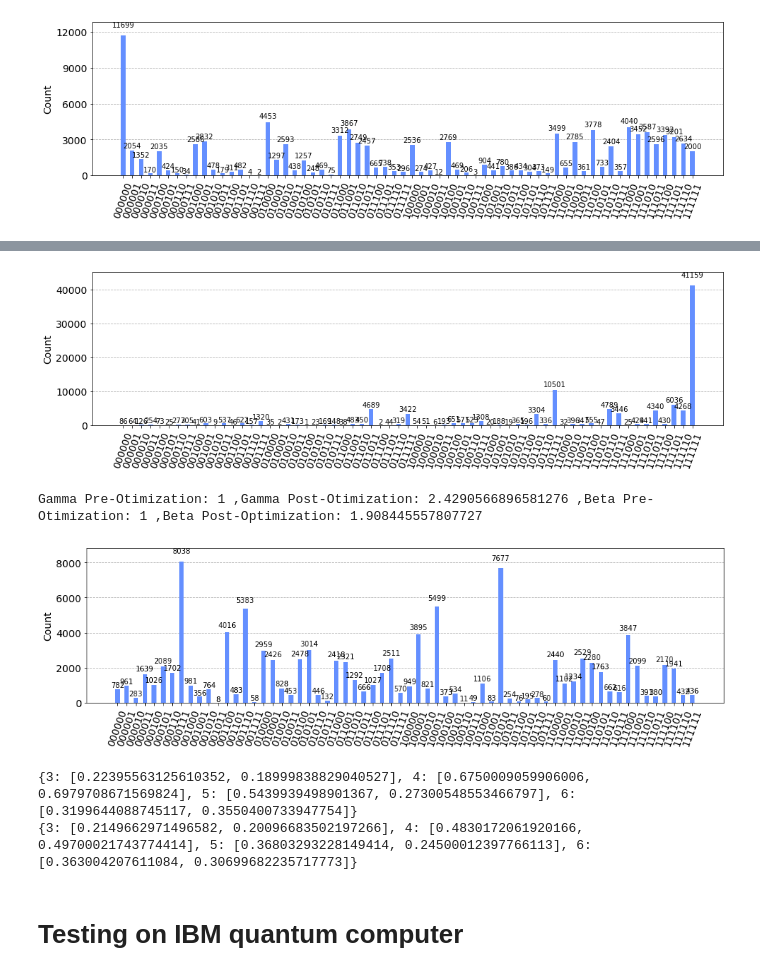
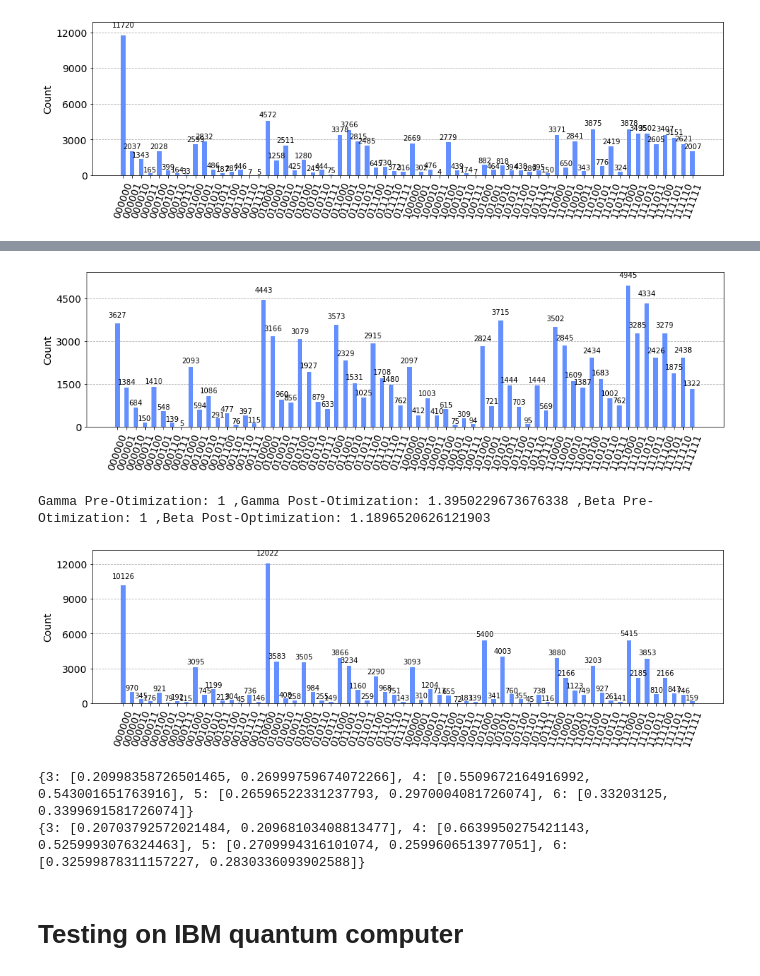
Before and after one commit to themehtaphysical/qaoa, a Jupyter notebook: QAOA Vertex Cover.ipynb, the cells around one changed output, grey strips where cells are left out. Cells and saved outputs as stored; diff of their text form; code cells hidden in the pictures.

```diff
--- a/QAOA Vertex Cover.ipynb
+++ b/QAOA Vertex Cover.ipynb
@@ -846,7 +847,7 @@ gamma=1
 beta=1
 theta = [gamma, beta]
 
-qc=QAOA_Vertex_Cover_ry(g3.getEdges(),gamma,beta)
+qc=QAOA_Vertex_Cover_had(g3.getEdges(),gamma,beta)
 
 circ = transpile(qc, backend)
 
@@ -860,18 +861,18 @@ plot_histogram(counts, figsize=(16,4))
 gamma=1
 beta=1
 theta = [gamma, beta]
-expectation = get_expectation_ry(g3, backend)
+expectation = get_expectation_had(g3, backend)
 
 res = minimize(expectation, theta, method='COBYLA')
 print("Gamma Pre-Otimization:", gamma, ",Gamma Post-Otimization:", res.x[0], ",Beta Pre-Otimization:", beta, ",Beta Post-Optimization:", res.x[1])
 
-qc=QAOA_Vertex_Cover_ry(g3.getEdges(),res.x[0],res.x[1])
+qc=QAOA_Vertex_Cover_had(g3.getEdges(),res.x[0],res.x[1])
 
 circ = transpile(qc, backend)
 
 # Run and get counts
 res = backend.run(circ,shots=100000).result()
-times["ry"][4].append(res.time_taken)
+times["had"][4].append(res.time_taken)
 counts = res.get_counts()
 plot_histogram(counts, figsize=(16,4))
 # %% [output]
@@ -883,7 +883,7 @@ gamma=0
 beta=0
 theta = [gamma, beta]
 
-qc=QAOA_Vertex_Cover_ry(connections,gamma,beta)
+qc=QAOA_Vertex_Cover_had(connections,gamma,beta)
 
 circ = transpile(qc, backend)
 
@@ -895,20 +895,20 @@ plot_histogram(counts, figsize=(16,4))
 # %%
 # 5 qubits
-gamma=0
-beta=0
+gamma=5
+beta=2
 theta = [gamma, beta]
-expectation = get_expectation_ry(g, backend)
+expectation = get_expectation_had(g, backend)
 
 res = minimize(expectation, theta, method='COBYLA')
 print("Gamma Pre-Otimization:", gamma, ",Gamma Post-Otimization:", res.x[0], ",Beta Pre-Otimization:", beta, ",Beta Post-Optimization:", res.x[1])
 
-qc=QAOA_Vertex_Cover_ry(connections,res.x[0],res.x[1])
+qc=QAOA_Vertex_Cover_had(connections,res.x[0],res.x[1])
 
 circ = transpile(qc, backend)
 
 # Run and get counts
 res = backend.run(circ,shots=100000).result()
-times["ry"][5].append(res.time_taken)
+times["had"][5].append(res.time_taken)
 counts = res.get_counts()
 plot_histogram(counts, figsize=(16,4))
 # %% [output]
@@ -917,46 +916,46 @@ Gamma Pre-Otimization: 0 ,Gamma Post-Otimization: 0.9962654851125323 ,Beta Pre-O
 # %%
 # 6 qubit
 gamma=1
 beta=1
 theta = [gamma, beta]
 
-qc=QAOA_Vertex_Cover_ry(g4.getEdges(),gamma,beta)
+qc=QAOA_Vertex_Cover_had(g4.getEdges(),gamma,beta)
 
 circ = transpile(qc, backend)
 
 # Run and get counts
 counts = backend.run(circ,shots=100000).result().get_counts()
 plot_histogram(counts, figsize=(16,4))
 # %% [output]
-[figure, old version]
+[figure, new version]
 # %%
 # 6 qubit
 gamma=1
 beta=1
 theta = [gamma, beta]
-expectation = get_expectation_ry(g4, backend)
+expectation = get_expectation_had(g4, backend)
 
 res = minimize(expectation, theta, method='COBYLA')
 print("Gamma Pre-Otimization:", gamma, ",Gamma Post-Otimization:", res.x[0], ",Beta Pre-Otimization:", beta, ",Beta Post-Optimization:", res.x[1])
 
-qc=QAOA_Vertex_Cover_ry(g4.getEdges(),res.x[0],res.x[1])
+qc=QAOA_Vertex_Cover_had(g4.getEdges(),res.x[0],res.x[1])
 
 circ = transpile(qc, backend)
 
 # Run and get counts
 res = backend.run(circ,shots=100000).result()
-times["ry"][6].append(res.time_taken)
+times["had"][6].append(res.time_taken)
 counts = res.get_counts()
 plot_histogram(counts,figsize=(16,4))
 # %% [output]
-Gamma Pre-Otimization: 1 ,Gamma Post-Otimization: 2.4290566896581276 ,Beta Pre-Otimization: 1 ,Beta Post-Optimization: 1.908445557807727
+Gamma Pre-Otimization: 1 ,Gamma Post-Otimization: 1.3950229673676338 ,Beta Pre-Otimization: 1 ,Beta Post-Optimization: 1.1896520626121903
-[figure, old version]
+[figure, new version]
 # %%
 print(times["rx"])
-print(times["ry"])
+print(times["had"])
 # %% [output]
-{3: [0.22395563125610352, 0.18999838829040527], 4: [0.6750009059906006, 0.6979708671569824], 5: [0.5439939498901367, 0.27300548553466797], 6: [0.3199644088745117, 0.3550400733947754]}
-{3: [0.2149662971496582, 0.20096683502197266], 4: [0.4830172061920166, 0.49700021743774414], 5: [0.36803293228149414, 0.24500012397766113], 6: [0.363004207611084, 0.30699682235717773]}
+{3: [0.20998358726501465, 0.26999759674072266], 4: [0.5509672164916992, 0.543001651763916], 5: [0.26596522331237793, 0.2970004081726074], 6: [0.33203125, 0.3399691581726074]}
+{3: [0.20703792572021484, 0.20968103408813477], 4: [0.6639950275421143, 0.5259993076324463], 5: [0.2709994316101074, 0.2599606513977051], 6: [0.32599878311157227, 0.2830336093902588]}
 # %% [markdown]
 # Testing on IBM quantum computer
 # %%
```
Also changed, not shown: parts of 37 cells of this notebook.
